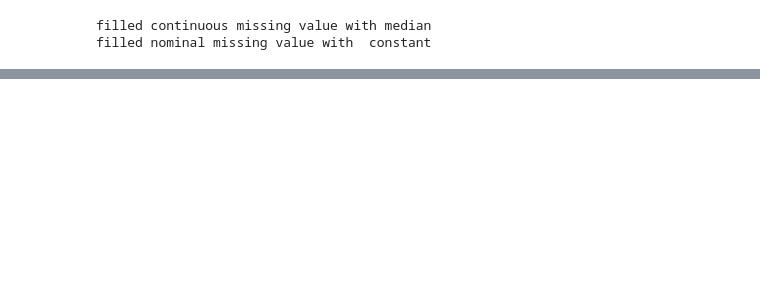
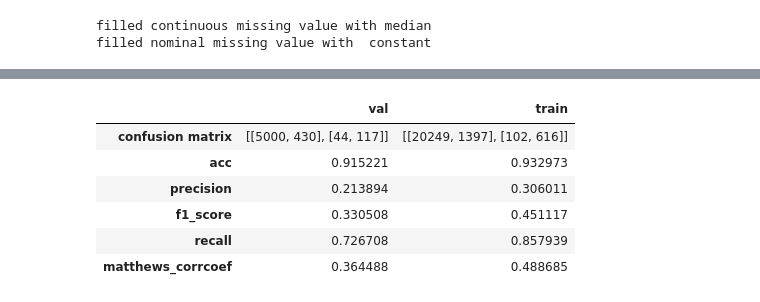
Before and after one commit to libao3128/Periprosthetic-Joint-Infection-Diagnosis-by-Multiple-Machine-Learning-Model, a Jupyter notebook: CNN.ipynb, the cells around one changed output, grey strips where cells are left out. Cells and saved outputs as stored; diff of their text form; code cells hidden in the pictures; blank space fills up the shorter version.

```diff
--- a/CNN.ipynb
+++ b/CNN.ipynb
@@ -152,0 +161,8 @@ val = torch.utils.data.TensorDataset(tensor_val_X, tensor_val_y)
+# %%
+from torch.utils.data import dataloader
+import torch
+
+device = torch.device('cuda')
+
+train_dataset = TrainDataset(train_X,map_train_y)
+val_dataset = TrainDataset(val_X,map_val_y)
@@ -270,0 +320,43 @@ RuntimeError: cross_entropy: weight tensor should be defined either for all 1 cl
+# %%
+final_performance = {}
+predict = []
+true = []
+model.eval()
+for X, y in val_loader:
+    #print(X.float())
+    outputs = model(X.float()) # Forward propagation
+    val_loss = error(outputs,y.float())
+    outputs = outputs.cpu().detach().numpy()
+    y = y.cpu().detach().numpy()
+
+    for pred in outputs:
+        predict.append(np.argmax(pred))
+    for label in y:
+        true.append(np.argmax(label))
+final_performance['val'] = tools.get_performance(true,predict)
+predict = []
+true = []
+train_loader = torch.utils.data.DataLoader(train_dataset, batch_size = batch_size)
+
+for X, y in train_loader:
+    #print(X.float())
+    outputs = model(X.float()) # Forward propagation
+    val_loss = error(outputs,y.float())
+    outputs = outputs.cpu().detach().numpy()
+    y = y.cpu().detach().numpy()
+
+    for pred in outputs:
+        predict.append(np.argmax(pred))
+    for label in y:
+        true.append(np.argmax(label))
+final_performance['train'] = tools.get_performance(true,predict)
+# %%
+pd.DataFrame(final_performance)
+# %% [output]
+|  | val | train |
+| confusion matrix | [[5000, 430], [44, 117]] | [[20249, 1397], [102, 616]] |
+| acc | 0.915221 | 0.932973 |
+| precision | 0.213894 | 0.306011 |
+| f1_score | 0.330508 | 0.451117 |
+| recall | 0.726708 | 0.857939 |
+| matthews_corrcoef | 0.364488 | 0.488685 |
```
Also changed, not shown: parts of 16 cells of this notebook.
